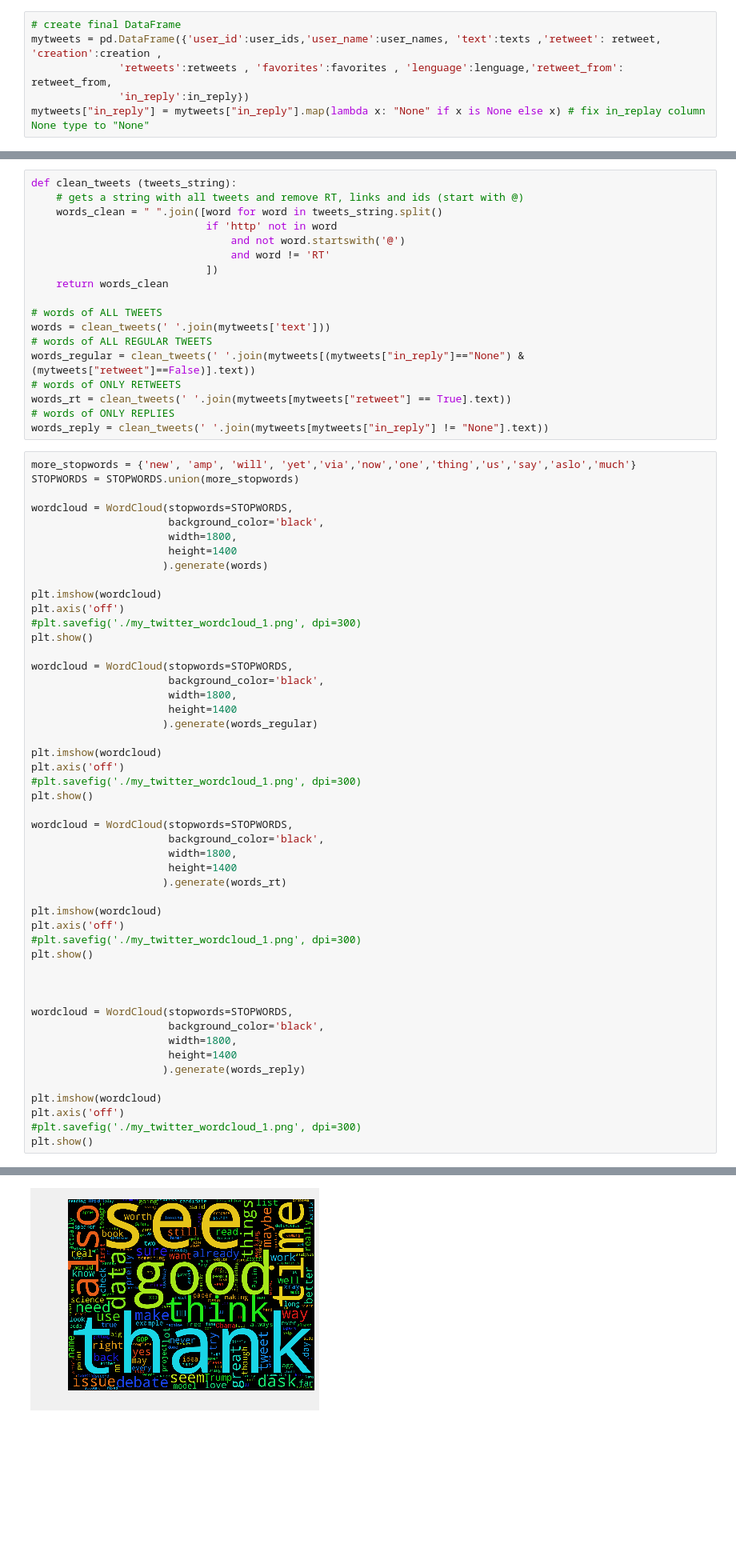
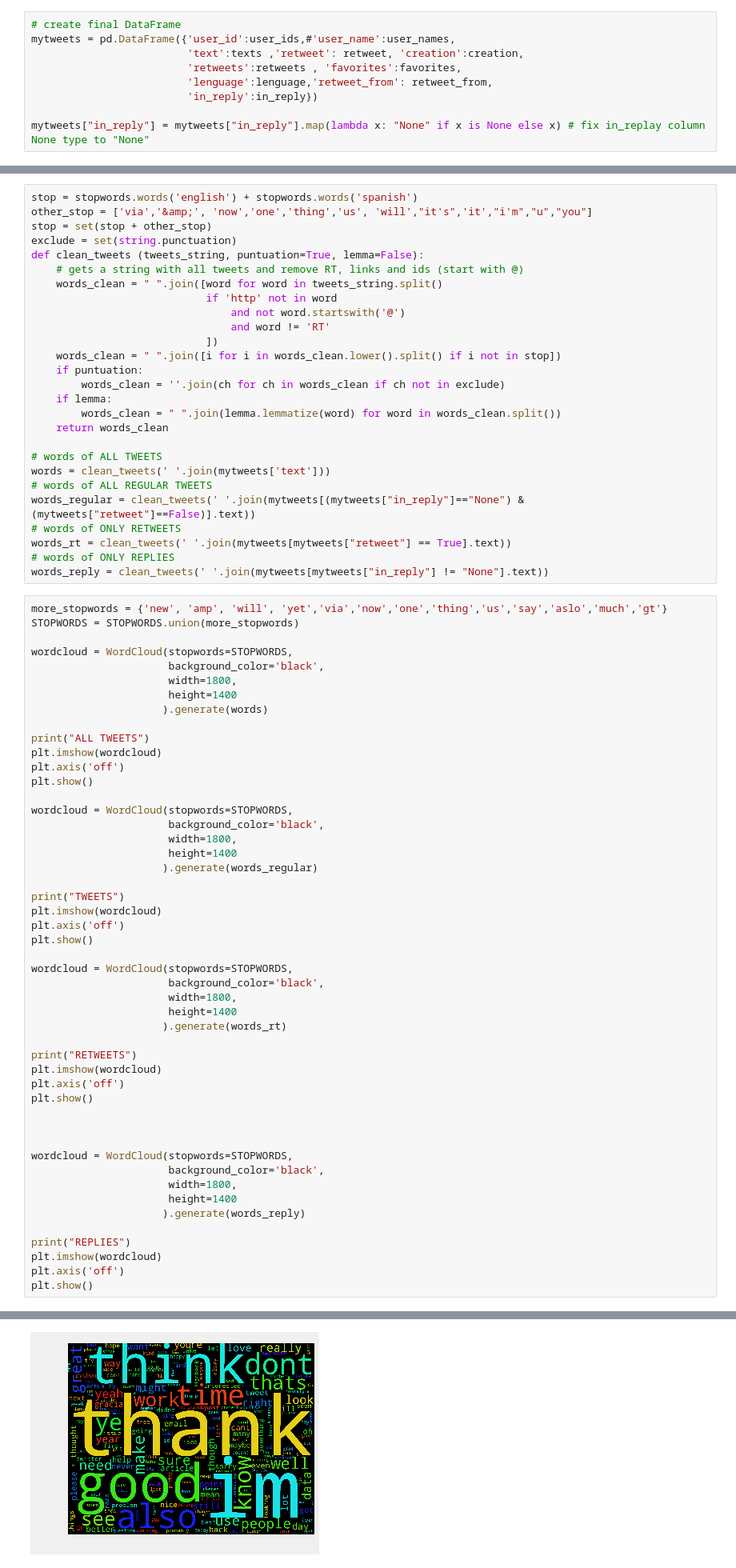
Before and after one commit to nachocarracedo/my_twitter, a Jupyter notebook: twitter_scrape.ipynb, the cells around one changed output, grey strips where cells are left out. Shown at 80% size. Cells and saved outputs as stored; diff of their text form; blank space fills up the shorter version.

Commit message:
fix data collection

```diff
--- a/twitter_scrape.ipynb
+++ b/twitter_scrape.ipynb
@@ -64,8 +83,11 @@ for user_id in following_ids:
 # %%
 # create final DataFrame
-mytweets = pd.DataFrame({'user_id':user_ids,'user_name':user_names, 'text':texts ,'retweet': retweet, 'creation':creation ,
-              'retweets':retweets , 'favorites':favorites , 'lenguage':lenguage,'retweet_from': retweet_from,
-              'in_reply':in_reply})
+mytweets = pd.DataFrame({'user_id':user_ids,#'user_name':user_names,
+                         'text':texts ,'retweet': retweet, 'creation':creation,
+                         'retweets':retweets , 'favorites':favorites,
+                         'lenguage':lenguage,'retweet_from': retweet_from,
+                         'in_reply':in_reply})
+
 mytweets["in_reply"] = mytweets["in_reply"].map(lambda x: "None" if x is None else x) # fix in_replay column None type to "None"
 # %%
 # checks
@@ -120,11 +141,20 @@ DEF mytweets.head()
 # %%
-def clean_tweets (tweets_string):
+stop = stopwords.words('english') + stopwords.words('spanish')
+other_stop = ['via','&amp;', 'now','one','thing','us', 'will',"it's",'it',"i'm","u","you"]
+stop = set(stop + other_stop)
+exclude = set(string.punctuation)
+def clean_tweets (tweets_string, puntuation=True, lemma=False):
     # gets a string with all tweets and remove RT, links and ids (start with @)
     words_clean = " ".join([word for word in tweets_string.split()
                             if 'http' not in word
                                 and not word.startswith('@')
                                 and word != 'RT'
                             ])
+    words_clean = " ".join([i for i in words_clean.lower().split() if i not in stop])
+    if puntuation:
+        words_clean = ''.join(ch for ch in words_clean if ch not in exclude)
+    if lemma:
+        words_clean = " ".join(lemma.lemmatize(word) for word in words_clean.split())
     return words_clean
 
 # words of ALL TWEETS
@@ -136,7 +166,7 @@ words_rt = clean_tweets(' '.join(mytweets[mytweets["retweet"] == True].text))
 # words of ONLY REPLIES
 words_reply = clean_tweets(' '.join(mytweets[mytweets["in_reply"] != "None"].text))
 # %%
-more_stopwords = {'new', 'amp', 'will', 'yet','via','now','one','thing','us','say','aslo','much'}
+more_stopwords = {'new', 'amp', 'will', 'yet','via','now','one','thing','us','say','aslo','much','gt'}
 STOPWORDS = STOPWORDS.union(more_stopwords)
 
 wordcloud = WordCloud(stopwords=STOPWORDS,
@@ -145,9 +175,9 @@ wordcloud = WordCloud(stopwords=STOPWORDS,
                       height=1400
                      ).generate(words)
 
+print("ALL TWEETS")
 plt.imshow(wordcloud)
 plt.axis('off')
-#plt.savefig('./my_twitter_wordcloud_1.png', dpi=300)
 plt.show()
 
 wordcloud = WordCloud(stopwords=STOPWORDS,
@@ -156,9 +186,9 @@ wordcloud = WordCloud(stopwords=STOPWORDS,
                       height=1400
                      ).generate(words_regular)
 
+print("TWEETS")
 plt.imshow(wordcloud)
 plt.axis('off')
-#plt.savefig('./my_twitter_wordcloud_1.png', dpi=300)
 plt.show()
 
 wordcloud = WordCloud(stopwords=STOPWORDS,
@@ -167,9 +197,9 @@ wordcloud = WordCloud(stopwords=STOPWORDS,
                       height=1400
                      ).generate(words_rt)
 
+print("RETWEETS")
 plt.imshow(wordcloud)
 plt.axis('off')
-#plt.savefig('./my_twitter_wordcloud_1.png', dpi=300)
 plt.show()
 
 
@@ -180,8 +210,8 @@ wordcloud = WordCloud(stopwords=STOPWORDS,
                       height=1400
                      ).generate(words_reply)
 
+print("REPLIES")
 plt.imshow(wordcloud)
 plt.axis('off')
-#plt.savefig('./my_twitter_wordcloud_1.png', dpi=300)
 plt.show()
 # %% [output]
@@ -191 +225 @@ plt.show()
-[figure, old version]
+[figure, new version]
```
Also changed, not shown: parts of 13 cells of this notebook, 1 other file.
